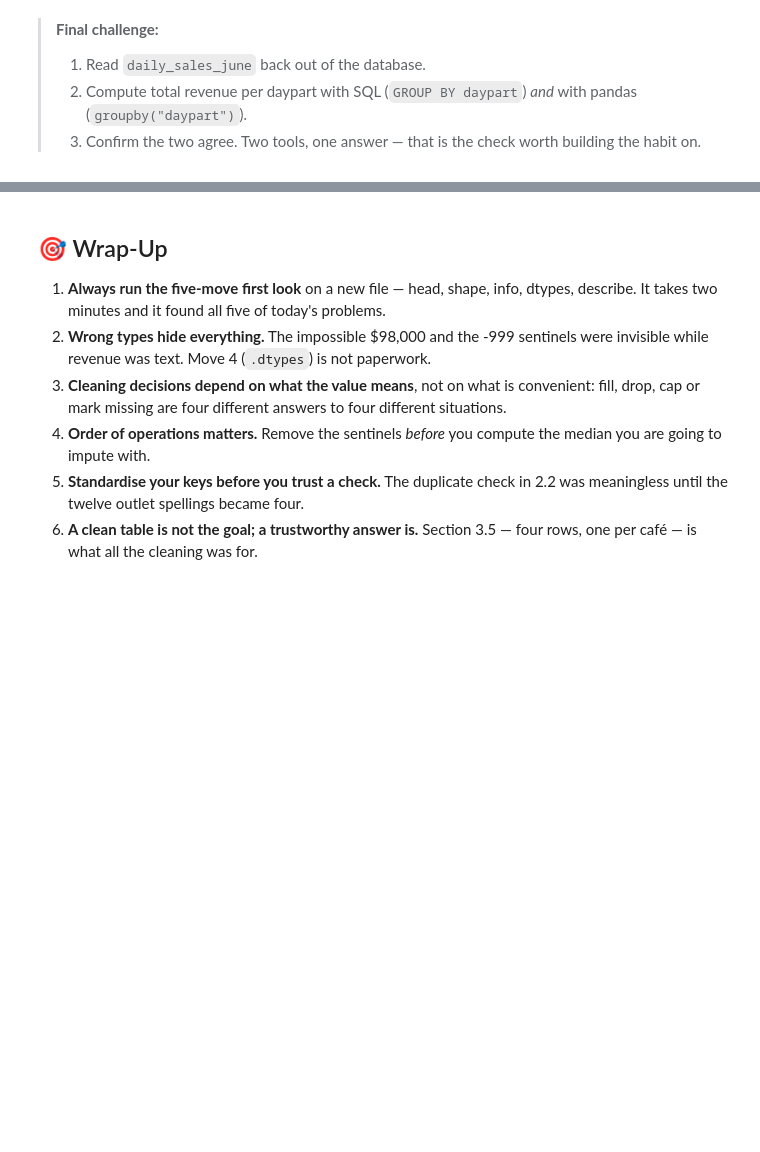
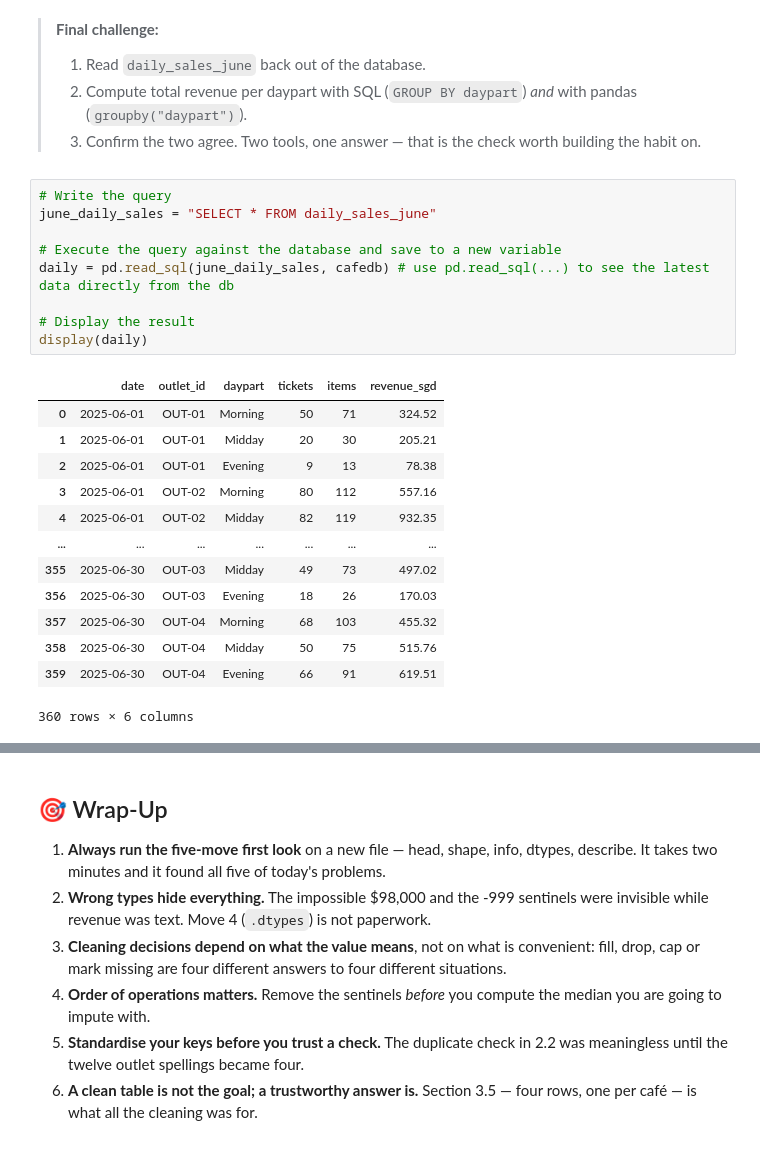
Before and after one commit to PP-123-nt/6m-data-1.8-eda-basic, a Jupyter notebook: notebooks/Part_4_reading_writing_data.ipynb, the cells around one changed output, grey strips where cells are left out. Drawn from its saved outputs; the diff is of its cells as text; blank space fills up the shorter version.

```diff
--- a/notebooks/Part_4_reading_writing_data.ipynb
+++ b/notebooks/Part_4_reading_writing_data.ipynb
@@ -772,3 +772,26 @@ Row count marina_june via SQL: 90
 > 2. Compute total revenue per daypart with SQL (`GROUP BY daypart`) *and* with pandas
 >    (`groupby("daypart")`).
 > 3. Confirm the two agree. Two tools, one answer — that is the check worth building the habit on.
+# %%
+# Write the query
+june_daily_sales = "SELECT * FROM daily_sales_june"
+
+# Execute the query against the database and save to a new variable
+daily = pd.read_sql(june_daily_sales, cafedb) # use pd.read_sql(...) to see the latest data directly from the db
+
+# Display the result
+display(daily)
+# %% [output]
+|  | date | outlet_id | daypart | tickets | items | revenue_sgd |
+| 0 | 2025-06-01 | OUT-01 | Morning | 50 | 71 | 324.52 |
+| 1 | 2025-06-01 | OUT-01 | Midday | 20 | 30 | 205.21 |
+| 2 | 2025-06-01 | OUT-01 | Evening | 9 | 13 | 78.38 |
+| 3 | 2025-06-01 | OUT-02 | Morning | 80 | 112 | 557.16 |
+| 4 | 2025-06-01 | OUT-02 | Midday | 82 | 119 | 932.35 |
+| ... | ... | ... | ... | ... | ... | ... |
+| 355 | 2025-06-30 | OUT-03 | Midday | 49 | 73 | 497.02 |
+| 356 | 2025-06-30 | OUT-03 | Evening | 18 | 26 | 170.03 |
+| 357 | 2025-06-30 | OUT-04 | Morning | 68 | 103 | 455.32 |
+| 358 | 2025-06-30 | OUT-04 | Midday | 50 | 75 | 515.76 |
+| 359 | 2025-06-30 | OUT-04 | Evening | 66 | 91 | 619.51 |
+360 rows × 6 columns
```
Also changed, not shown: parts of 1 cell of this notebook.
